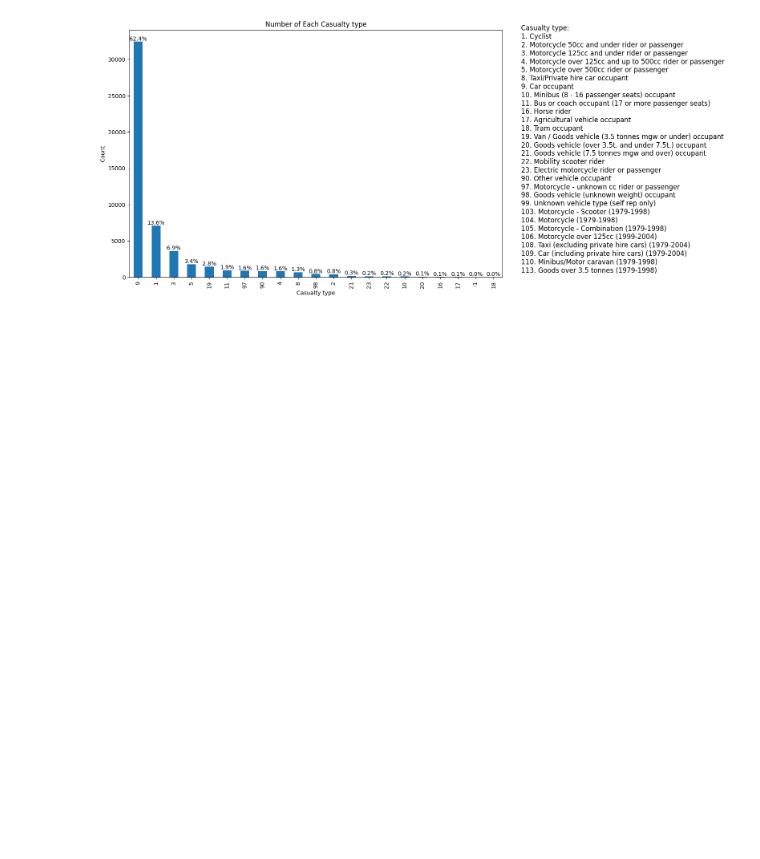
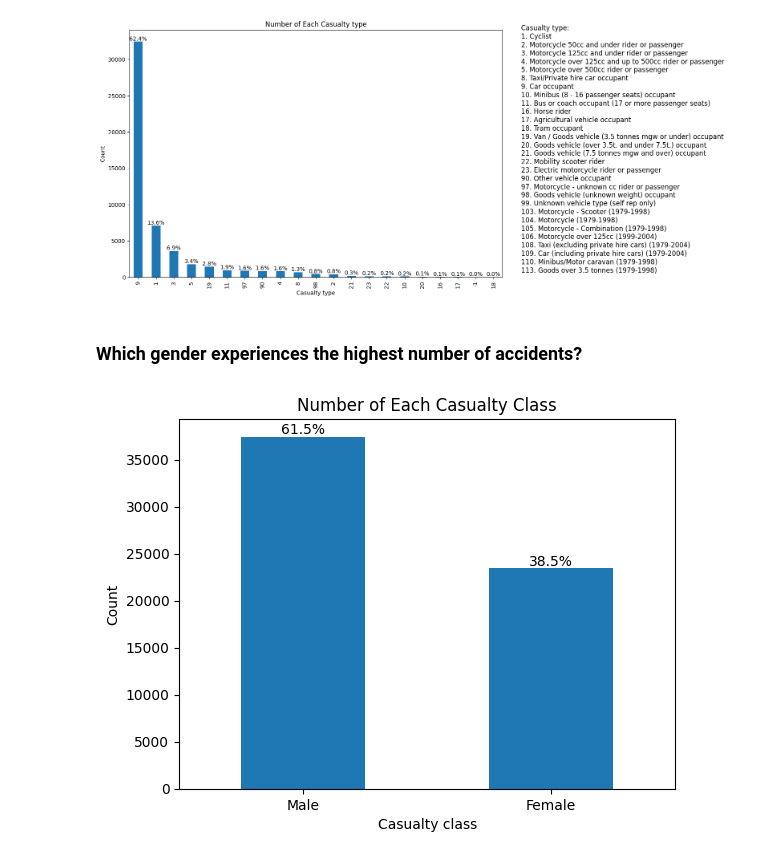
Before and after one commit to MohammadJavadN/Road-Accidents-Analysis, a Jupyter notebook: ds.ipynb, the cells around one changed output. Drawn from its saved outputs; the diff is of its cells as text; code cells hidden in the pictures; blank space fills up the shorter version.

Commit message:
sex_of_casualty bar plot

```diff
--- a/ds.ipynb
+++ b/ds.ipynb
@@ -127,3 +127,32 @@ for i, v in enumerate(class_counts):
 plt.show()
 # %% [output]
 [figure]
+# %% [markdown]
+### Which gender experiences the highest number of accidents?
+# %%
+# Plot the number of occurrences of each class in the 'sex_of_casualty' column
+class_counts = df['sex_of_casualty'].value_counts()
+
+# Calculate the percentage of each class
+total = class_counts.sum()
+percentages = (class_counts / total) * 100
+
+# Define the names of the bars
+bar_names = ['Male', 'Female']
+
+# Plot the bar chart
+ax = class_counts.plot(kind='bar')
+plt.xlabel('Casualty class')
+plt.ylabel('Count')
+plt.title('Number of Each Casualty Class')
+
+# Set the names of the bars
+plt.xticks(range(len(bar_names)), bar_names, rotation=0)
+
+# Annotate the bars with percentages
+for i, v in enumerate(class_counts):
+    ax.text(i, v + 1, f'{percentages[i+1]:.1f}%', ha='center', va='bottom')
+
+plt.show()
+# %% [output]
+[figure, added]
```
